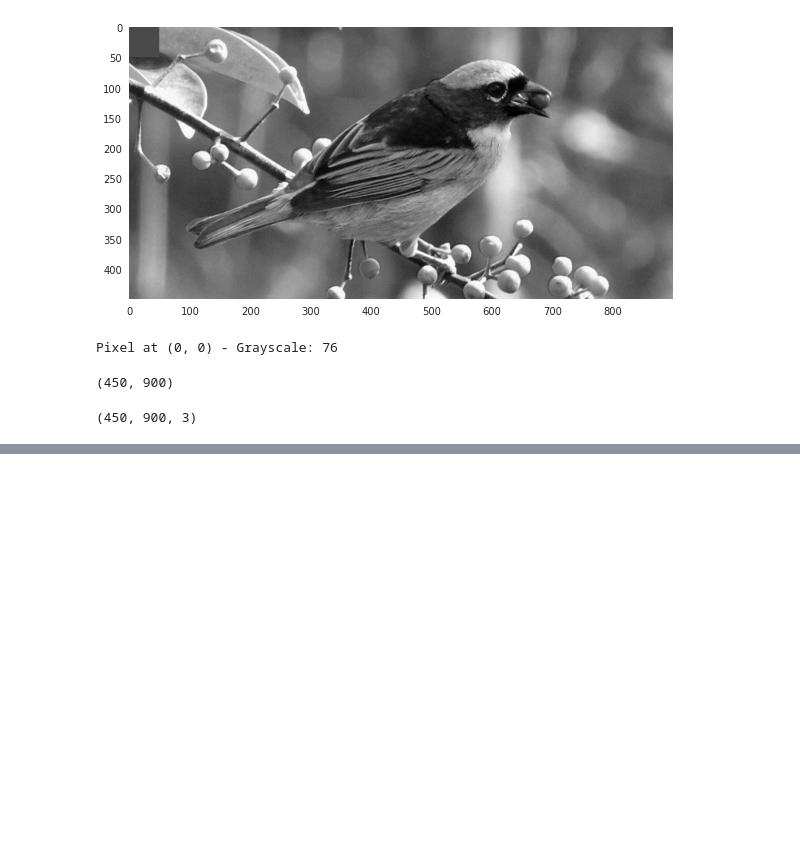
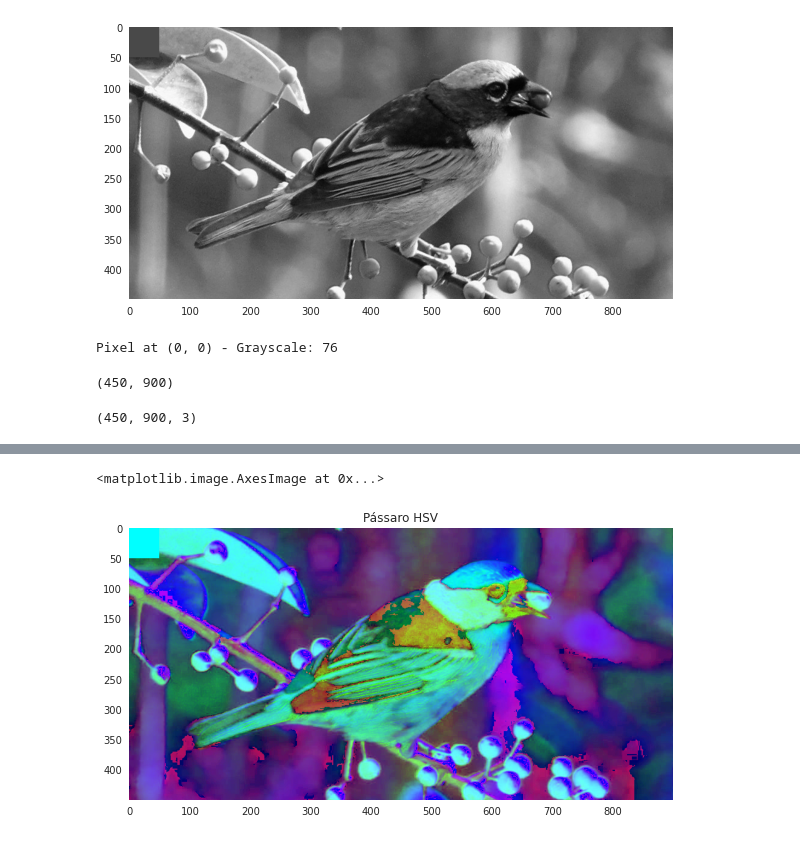
Before and after one commit to uervitonsantos/visao_computacional_tratamento_de_imagens, a Jupyter notebook: visao_computacional_tratamento_de_imagens.ipynb, the cells around one changed output, grey strips where cells are left out. Drawn from its saved outputs; the diff is of its cells as text; code cells hidden in the pictures; blank space fills up the shorter version.

```diff
--- a/visao_computacional_tratamento_de_imagens.ipynb
+++ b/visao_computacional_tratamento_de_imagens.ipynb
@@ -110,0 +142,9 @@ Text(0.5, 1.0, 'Russia Blue')
+# %%
+imagem_hsv = cv2.cvtColor(imagem, cv2.COLOR_BGR2HSV)
+# %%
+plt.figure(figsize=(10,5))
+plt.title("Pássaro HSV")
+plt.imshow(imagem_hsv)
+# %% [output]
+<matplotlib.image.AxesImage at 0x...>
+[figure, added]
```
Also changed, not shown: parts of 16 cells of this notebook.
